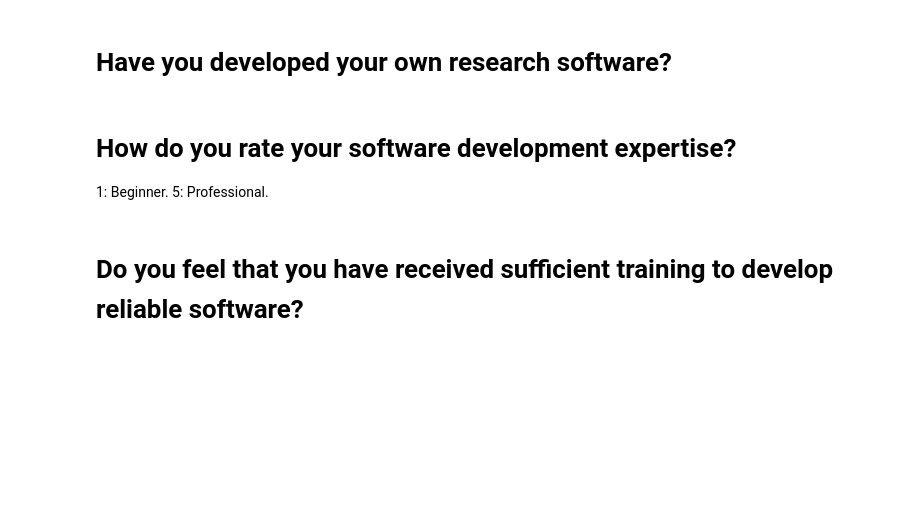
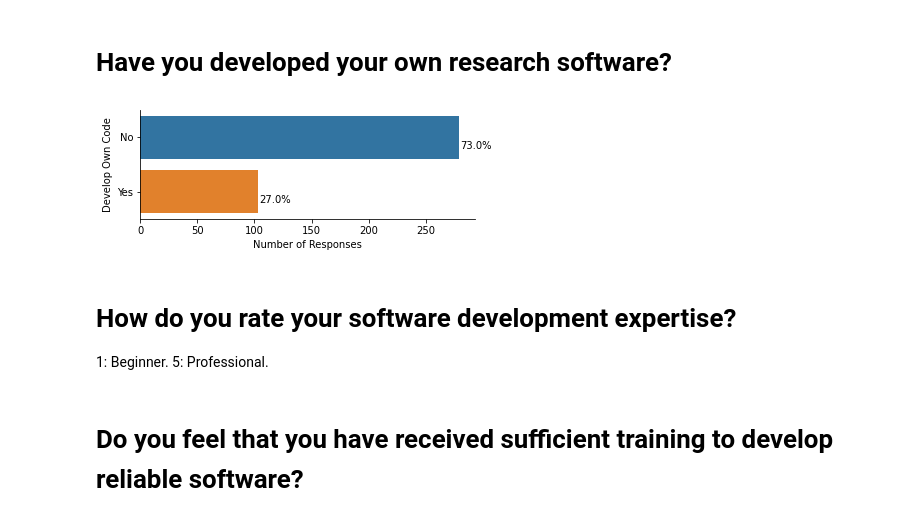
Before and after one commit to RSE-Sheffield/sssurvey, a Jupyter notebook: charts.ipynb, the cells around one changed output. Drawn from its saved outputs; the diff is of its cells as text; code cells hidden in the pictures; blank space fills up the shorter version.

```diff
--- a/charts.ipynb
+++ b/charts.ipynb
@@ -188,3 +146,17 @@ developed
+# %%
+plt.figure(figsize=(6, 2))
+
+ax = sns.countplot(data=sheffield_df, y='develop_own_code', order=sheffield_df['develop_own_code'].value_counts().index)
+
+sns.despine()
+
+annotate_pc(ax, count_responses)
+
+ax.set(xlabel='Number of Responses', ylabel='Develop Own Code')
+
+plt.savefig('charts/06_developed.png', facecolor='white', bbox_inches='tight', pad_inches=0.5)
+# %% [output]
+[figure, added]
 # %% [markdown]
 # How do you rate your software development expertise?
 
```
Also changed, not shown: parts of 15 cells of this notebook, 5 other files.
